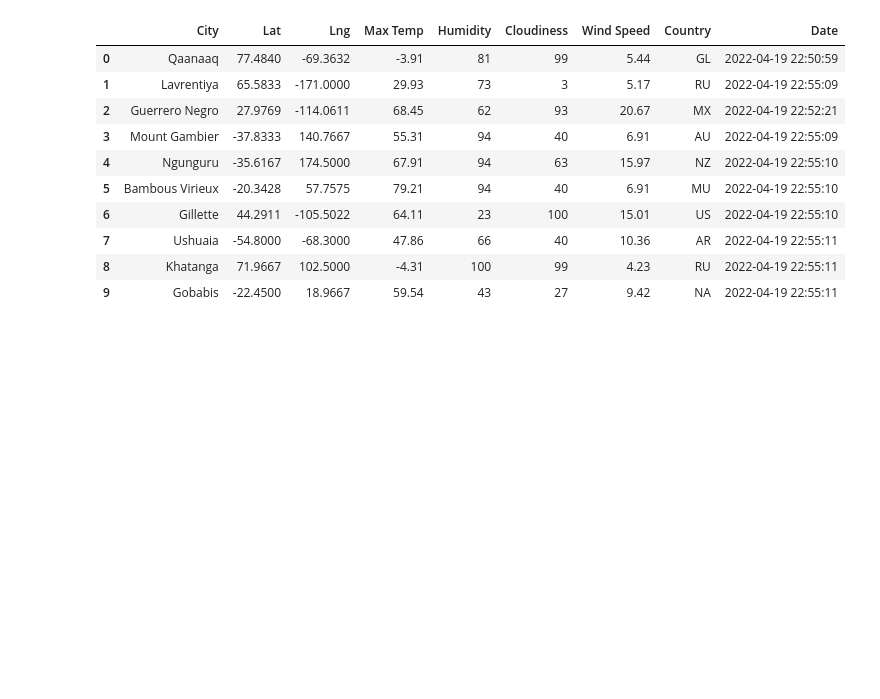
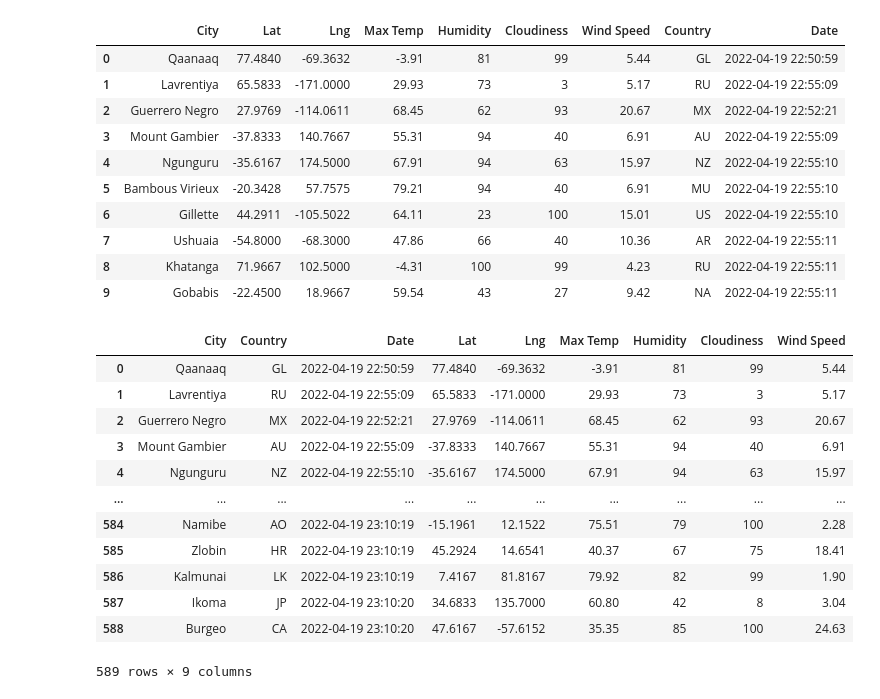
Before and after one commit to yfaulkne/World_Weather_Analysis, a Jupyter notebook: WeatherPy.ipynb, the cells around one changed output. Drawn from its saved outputs; the diff is of its cells as text; code cells hidden in the pictures; blank space fills up the shorter version.

```diff
--- a/WeatherPy.ipynb
+++ b/WeatherPy.ipynb
@@ -164,3 +164,22 @@ city_data_df.head(10)
 | 7 | Ushuaia | -54.8000 | -68.3000 | 47.86 | 66 | 40 | 10.36 | AR | 2022-04-19 22:55:11 |
 | 8 | Khatanga | 71.9667 | 102.5000 | -4.31 | 100 | 99 | 4.23 | RU | 2022-04-19 22:55:11 |
 | 9 | Gobabis | -22.4500 | 18.9667 | 59.54 | 43 | 27 | 9.42 | NA | 2022-04-19 22:55:11 |
+# %%
+new_column_order = ['City', 'Country', 'Date', 'Lat', 'Lng', 'Max Temp', 'Humidity', 'Cloudiness', 'Wind Speed']
+# %%
+city_data_df = city_data_df[new_column_order]
+city_data_df
+# %% [output]
+|  | City | Country | Date | Lat | Lng | Max Temp | Humidity | Cloudiness | Wind Speed |
+| 0 | Qaanaaq | GL | 2022-04-19 22:50:59 | 77.4840 | -69.3632 | -3.91 | 81 | 99 | 5.44 |
+| 1 | Lavrentiya | RU | 2022-04-19 22:55:09 | 65.5833 | -171.0000 | 29.93 | 73 | 3 | 5.17 |
+| 2 | Guerrero Negro | MX | 2022-04-19 22:52:21 | 27.9769 | -114.0611 | 68.45 | 62 | 93 | 20.67 |
+| 3 | Mount Gambier | AU | 2022-04-19 22:55:09 | -37.8333 | 140.7667 | 55.31 | 94 | 40 | 6.91 |
+| 4 | Ngunguru | NZ | 2022-04-19 22:55:10 | -35.6167 | 174.5000 | 67.91 | 94 | 63 | 15.97 |
+| ... | ... | ... | ... | ... | ... | ... | ... | ... | ... |
+| 584 | Namibe | AO | 2022-04-19 23:10:19 | -15.1961 | 12.1522 | 75.51 | 79 | 100 | 2.28 |
+| 585 | Zlobin | HR | 2022-04-19 23:10:19 | 45.2924 | 14.6541 | 40.37 | 67 | 75 | 18.41 |
+| 586 | Kalmunai | LK | 2022-04-19 23:10:19 | 7.4167 | 81.8167 | 79.92 | 82 | 99 | 1.90 |
+| 587 | Ikoma | JP | 2022-04-19 23:10:20 | 34.6833 | 135.7000 | 60.80 | 42 | 8 | 3.04 |
+| 588 | Burgeo | CA | 2022-04-19 23:10:20 | 47.6167 | -57.6152 | 35.35 | 85 | 100 | 24.63 |
+589 rows × 9 columns
```
Also changed, not shown: parts of 1 cell of this notebook, 2 other files.
